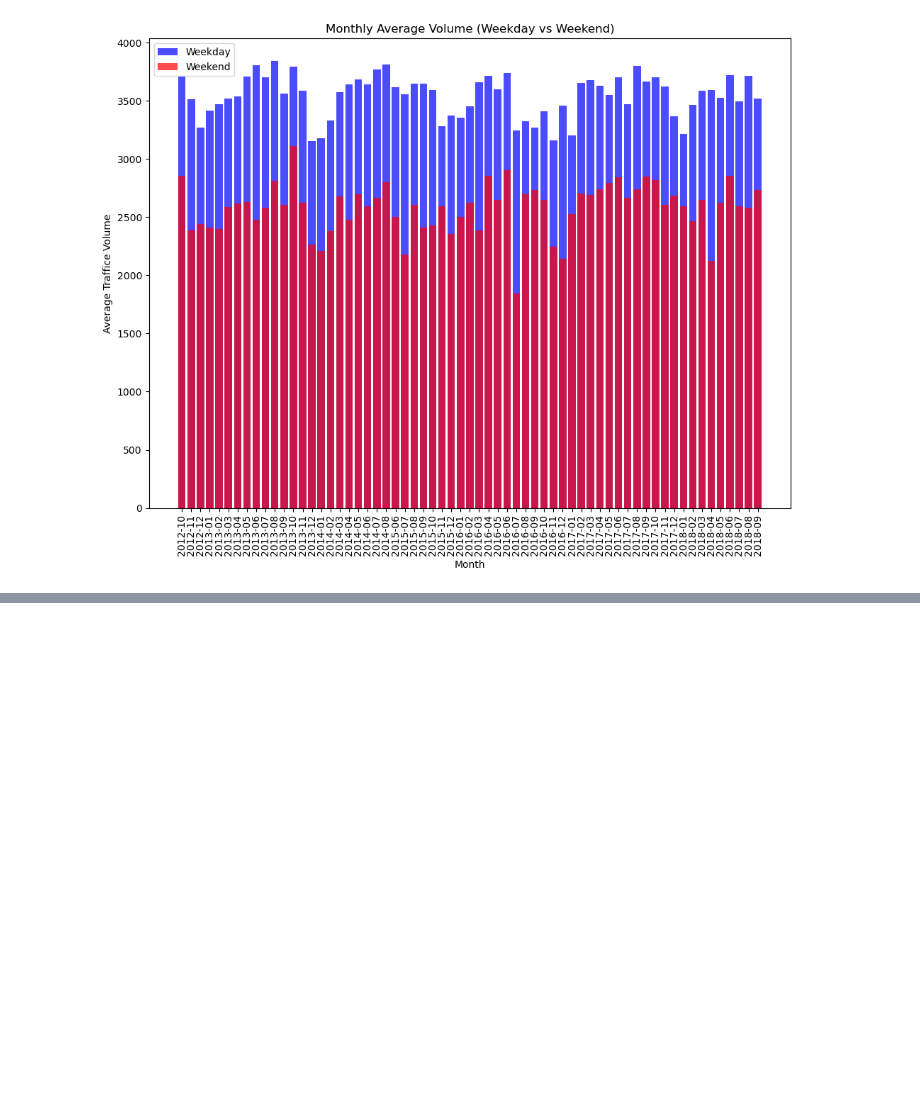
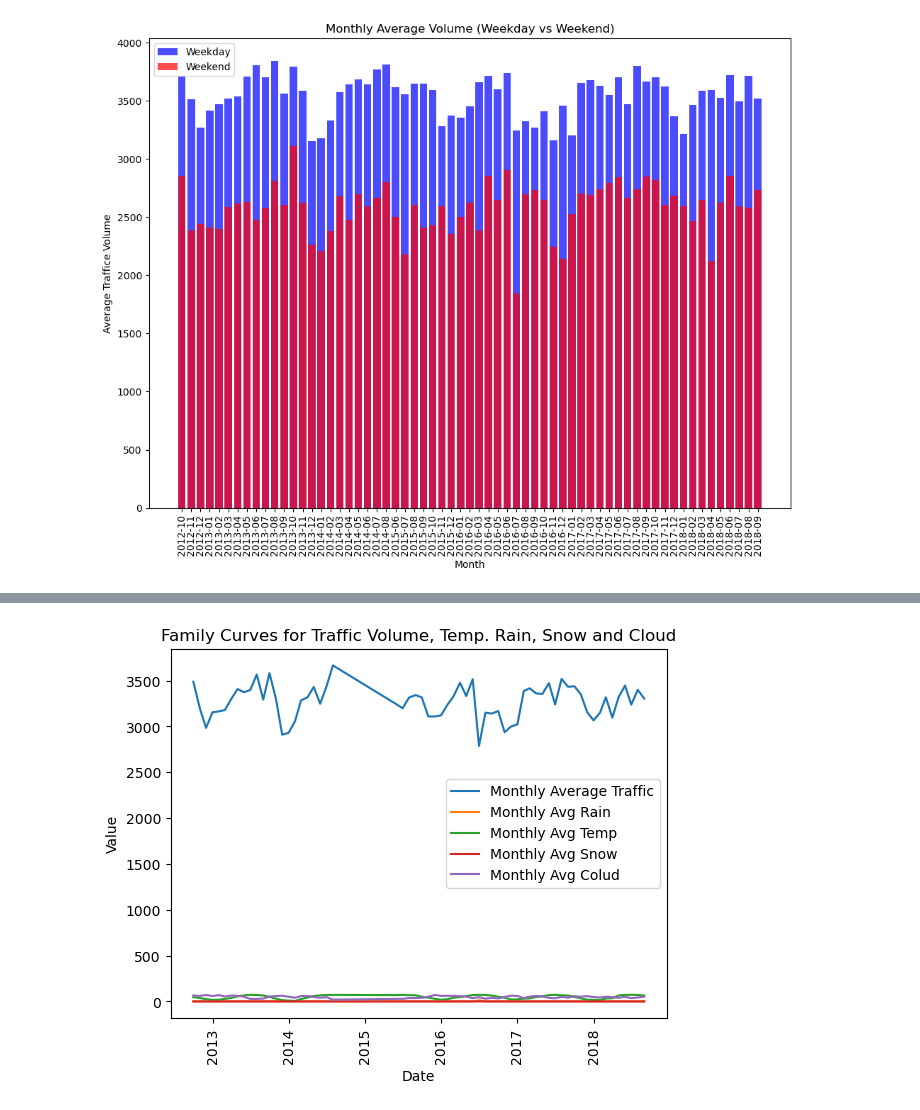
Before and after one commit to rajeevsd123/Cloned_repo, a Jupyter notebook: Project 1/Traffic_Volume.ipynb, the cells around one changed output, grey strips where cells are left out. Drawn from its saved outputs; the diff is of its cells as text; code cells hidden in the pictures; blank space fills up the shorter version.

```diff
--- a/Project 1/Traffic_Volume.ipynb
+++ b/Project 1/Traffic_Volume.ipynb
@@ -586,0 +608,3 @@ Name: traffic_volume, Length: 48204, dtype: float64
+# %%
+Traffic_Volume_df.reset_index(inplace=True)
+Traffic_Volume_df
@@ -586,0 +625,45 @@ Name: traffic_volume, Length: 48204, dtype: float64
+# %%
+#Family Curves of for Rain, Temp, Snow, Cloud
+
+Traffic_Volume_df['date_time'] = pd.to_datetime(Traffic_Volume_df['date_time'])
+monthly_avg_traffic = Traffic_Volume_df.groupby(Traffic_Volume_df['date_time'].dt.to_period('M'))['traffic_volume'].mean()
+plt.plot(monthly_avg_traffic.index.to_timestamp(), monthly_avg_traffic, label='Monthly Average Traffic')
+
+monthly_avg_rain = Traffic_Volume_df.groupby(Traffic_Volume_df['date_time'].dt.to_period('M'))['rain_1h'].mean()
+plt.plot(monthly_avg_rain.index.to_timestamp(), monthly_avg_rain, label='Monthly Avg Rain')
+
+monthly_avg_temp = Traffic_Volume_df.groupby(Traffic_Volume_df['date_time'].dt.to_period('M'))['temp'].mean()
+plt.plot(monthly_avg_temp.index.to_timestamp(), monthly_avg_temp, label='Monthly Avg Temp')
+
+monthly_avg_snow = Traffic_Volume_df.groupby(Traffic_Volume_df['date_time'].dt.to_period('M'))['snow_1h'].mean()
+plt.plot(monthly_avg_snow.index.to_timestamp(), monthly_avg_snow, label='Monthly Avg Snow')
+
+monthly_avg_cloud = Traffic_Volume_df.groupby(Traffic_Volume_df['date_time'].dt.to_period('M'))['clouds_all'].mean()
+plt.plot(monthly_avg_cloud.index.to_timestamp(), monthly_avg_cloud, label='Monthly Avg Colud')
+
+# #Group by month and calculate mean for each group
+# monthly_avg = Traffic_Volume_df.groupby(Traffic_Volume_df['date_time'].dt.to_period('M')).mean()
+
+# #plot temp.
+# plt.plot(monthly_avg['date_time'], monthly_avg['temp'], label='Temperature')
+
+# #plot rain
+# plt.plot(monthly_avg['date_time'], monthly_avg['rain_1h'], label='Rain')
+
+# #plot snow
+# plt.plot(monthly_avg['date_time'], monthly_avg['snow_1h'], label='Snow')
+
+# #plot traffic volume
+# plt.plot(monthly_avg['date_time'], monthly_avg['traffic_volume'], label='Traffic Volume')
+
+#Set labels and title
+plt.xlabel('Date')
+plt.ylabel('Value')
+plt.title('Family Curves for Traffic Volume, Temp. Rain, Snow and Cloud')
+plt.legend()
+plt.xticks(rotation=90)
+
+#Show plot
+plt.show()
+# %% [output]
+[figure, added]
```
Also changed, not shown: parts of 45 cells of this notebook.
